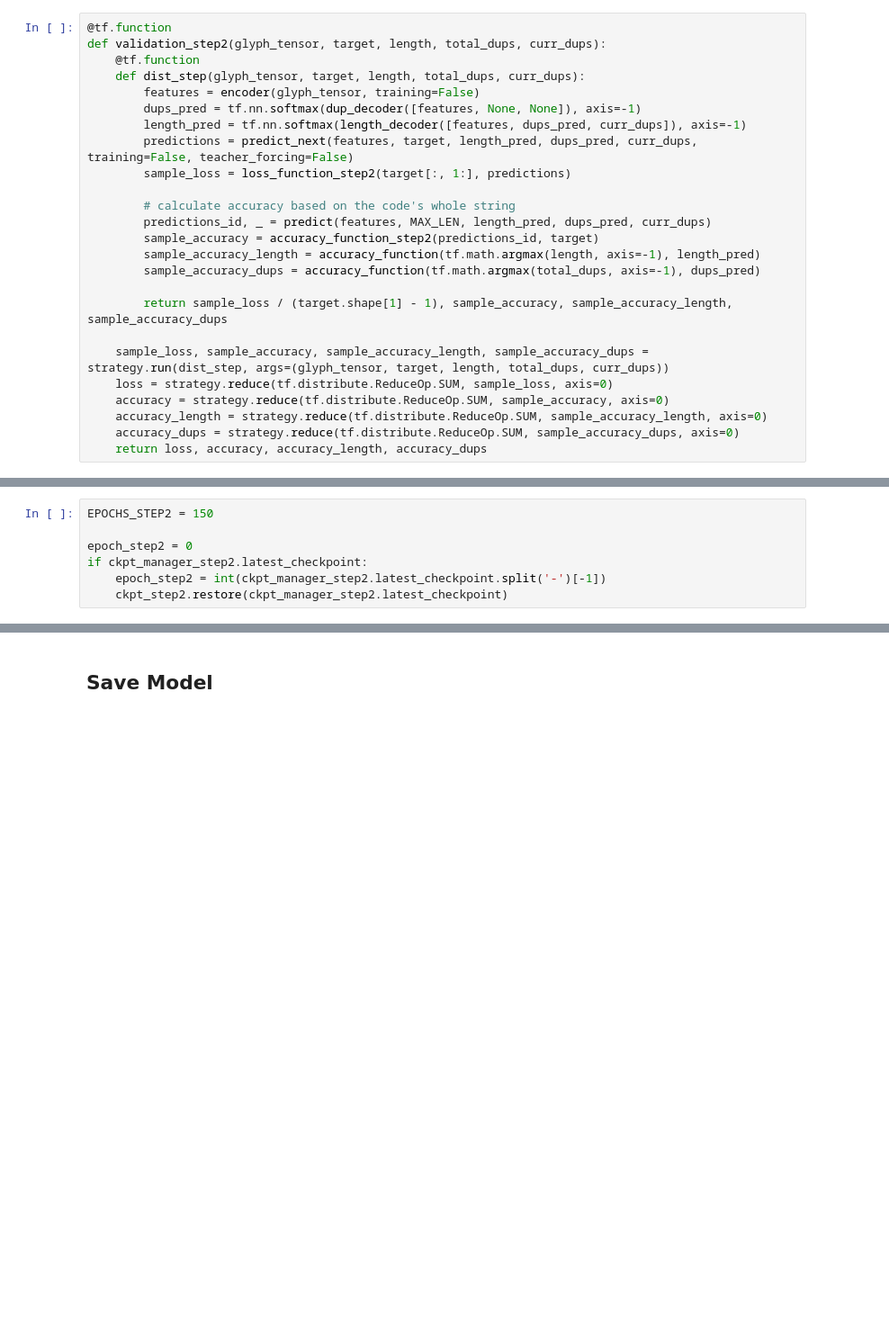
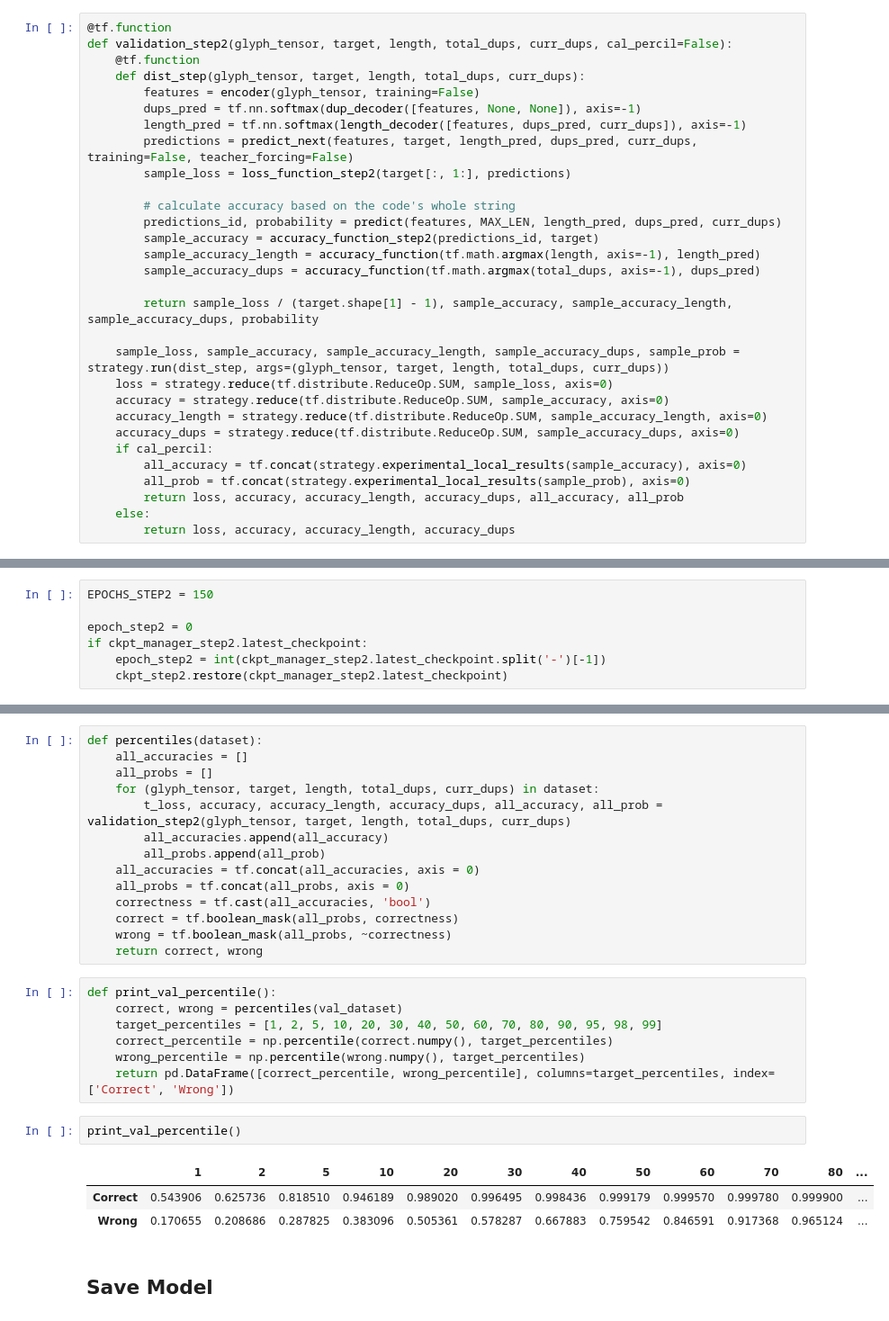
Before and after one commit to LEOYoon-Tsaw/neuro-cangjie, a Jupyter notebook: Cangjie6_Encoder-2Step.ipynb, the cells around one changed output, grey strips where cells are left out. Shown at 90% size. Drawn from its saved outputs; the diff is of its cells as text; blank space fills up the shorter version.

```diff
--- a/Cangjie6_Encoder-2Step.ipynb
+++ b/Cangjie6_Encoder-2Step.ipynb
@@ -755,7 +755,7 @@ def train_step2(glyph_tensor, target, length, total_dups, curr_dups, teacher_for
     return loss, accuracy, accuracy_length, accuracy_dups
 # %%
 @tf.function
-def validation_step2(glyph_tensor, target, length, total_dups, curr_dups):
+def validation_step2(glyph_tensor, target, length, total_dups, curr_dups, cal_percil=False):
     @tf.function
     def dist_step(glyph_tensor, target, length, total_dups, curr_dups):
         features = encoder(glyph_tensor, training=False)
@@ -765,19 +765,24 @@ def validation_step2(glyph_tensor, target, length, total_dups, curr_dups):
         sample_loss = loss_function_step2(target[:, 1:], predictions)
 
         # calculate accuracy based on the code's whole string
-        predictions_id, _ = predict(features, MAX_LEN, length_pred, dups_pred, curr_dups)
+        predictions_id, probability = predict(features, MAX_LEN, length_pred, dups_pred, curr_dups)
         sample_accuracy = accuracy_function_step2(predictions_id, target)
         sample_accuracy_length = accuracy_function(tf.math.argmax(length, axis=-1), length_pred)
         sample_accuracy_dups = accuracy_function(tf.math.argmax(total_dups, axis=-1), dups_pred)
 
-        return sample_loss / (target.shape[1] - 1), sample_accuracy, sample_accuracy_length, sample_accuracy_dups
+        return sample_loss / (target.shape[1] - 1), sample_accuracy, sample_accuracy_length, sample_accuracy_dups, probability
 
-    sample_loss, sample_accuracy, sample_accuracy_length, sample_accuracy_dups = strategy.run(dist_step, args=(glyph_tensor, target, length, total_dups, curr_dups))
+    sample_loss, sample_accuracy, sample_accuracy_length, sample_accuracy_dups, sample_prob = strategy.run(dist_step, args=(glyph_tensor, target, length, total_dups, curr_dups))
     loss = strategy.reduce(tf.distribute.ReduceOp.SUM, sample_loss, axis=0)
     accuracy = strategy.reduce(tf.distribute.ReduceOp.SUM, sample_accuracy, axis=0)
     accuracy_length = strategy.reduce(tf.distribute.ReduceOp.SUM, sample_accuracy_length, axis=0)
     accuracy_dups = strategy.reduce(tf.distribute.ReduceOp.SUM, sample_accuracy_dups, axis=0)
-    return loss, accuracy, accuracy_length, accuracy_dups
+    if cal_percil:
+        all_accuracy = tf.concat(strategy.experimental_local_results(sample_accuracy), axis=0)
+        all_prob = tf.concat(strategy.experimental_local_results(sample_prob), axis=0)
+        return loss, accuracy, accuracy_length, accuracy_dups, all_accuracy, all_prob
+    else:
+        return loss, accuracy, accuracy_length, accuracy_dups
 # %%
 def step2(epoch, EPOCH):
     start = time.time()
@@ -916,3 +923,30 @@ Epoch 150, Train Loss 0.0486, Accuracy 97.85%; Length Accuracy 99.56%, Dups Accu
+# %%
+def percentiles(dataset):
+    all_accuracies = []
+    all_probs = []
+    for (glyph_tensor, target, length, total_dups, curr_dups) in dataset:
+        t_loss, accuracy, accuracy_length, accuracy_dups, all_accuracy, all_prob = validation_step2(glyph_tensor, target, length, total_dups, curr_dups)
+        all_accuracies.append(all_accuracy)
+        all_probs.append(all_prob)
+    all_accuracies = tf.concat(all_accuracies, axis = 0)
+    all_probs = tf.concat(all_probs, axis = 0)
+    correctness = tf.cast(all_accuracies, 'bool')
+    correct = tf.boolean_mask(all_probs, correctness)
+    wrong = tf.boolean_mask(all_probs, ~correctness)
+    return correct, wrong
+# %%
+def print_val_percentile():
+    correct, wrong = percentiles(val_dataset)
+    target_percentiles = [1, 2, 5, 10, 20, 30, 40, 50, 60, 70, 80, 90, 95, 98, 99]
+    correct_percentile = np.percentile(correct.numpy(), target_percentiles)
+    wrong_percentile = np.percentile(wrong.numpy(), target_percentiles)
+    return pd.DataFrame([correct_percentile, wrong_percentile], columns=target_percentiles, index=['Correct', 'Wrong'])
+# %%
+print_val_percentile()
+# %% [output]
+|  | 1 | 2 | 5 | 10 | 20 | 30 | 40 | 50 | 60 | 70 | 80 | ... |
+| Correct | 0.543906 | 0.625736 | 0.818510 | 0.946189 | 0.989020 | 0.996495 | 0.998436 | 0.999179 | 0.999570 | 0.999780 | 0.999900 | ... |
+| Wrong | 0.170655 | 0.208686 | 0.287825 | 0.383096 | 0.505361 | 0.578287 | 0.667883 | 0.759542 | 0.846591 | 0.917368 | 0.965124 | ... |
 # %% [markdown]
 ## Save Model
 # %%
```
Also changed, not shown: parts of 1 cell of this notebook, 1 other file.
